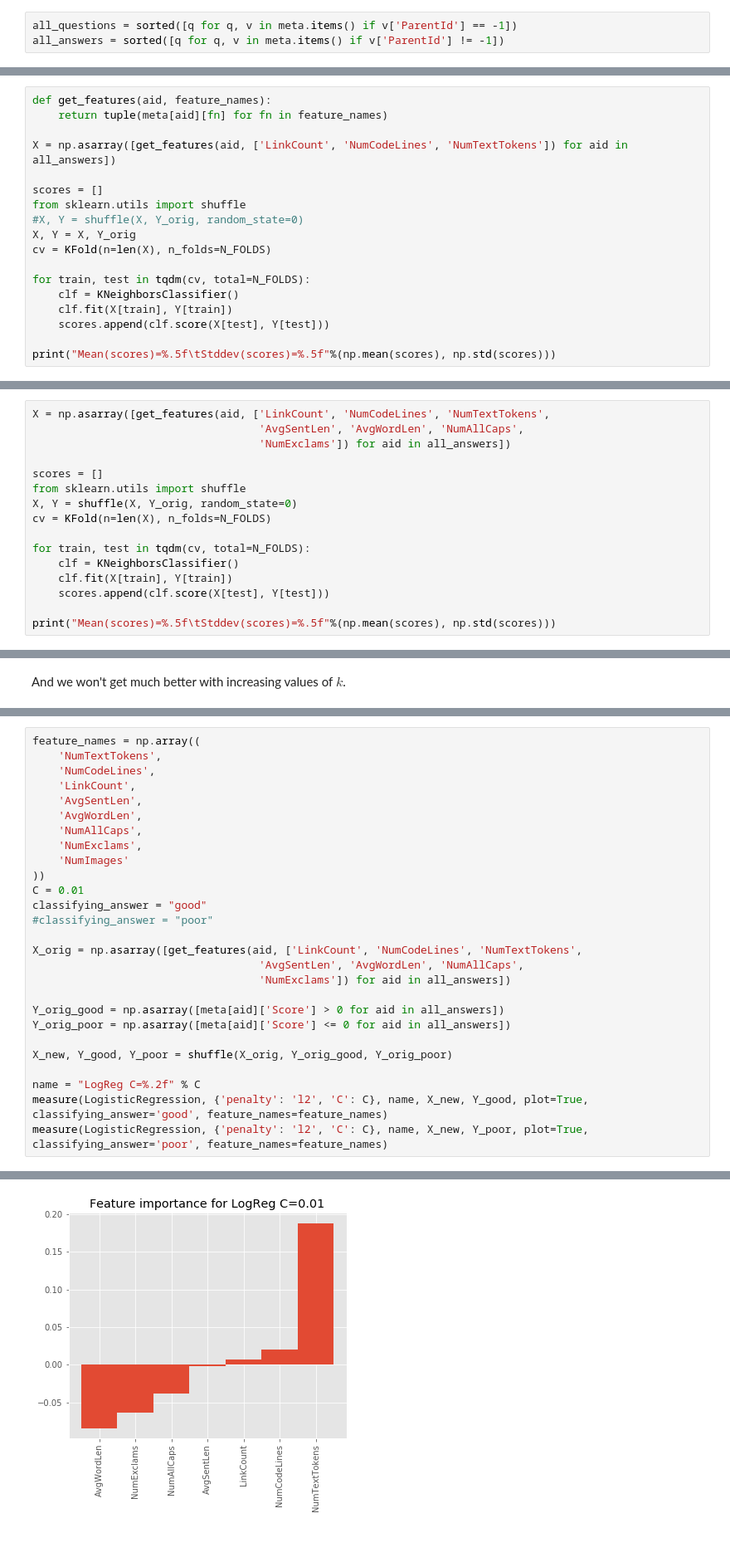
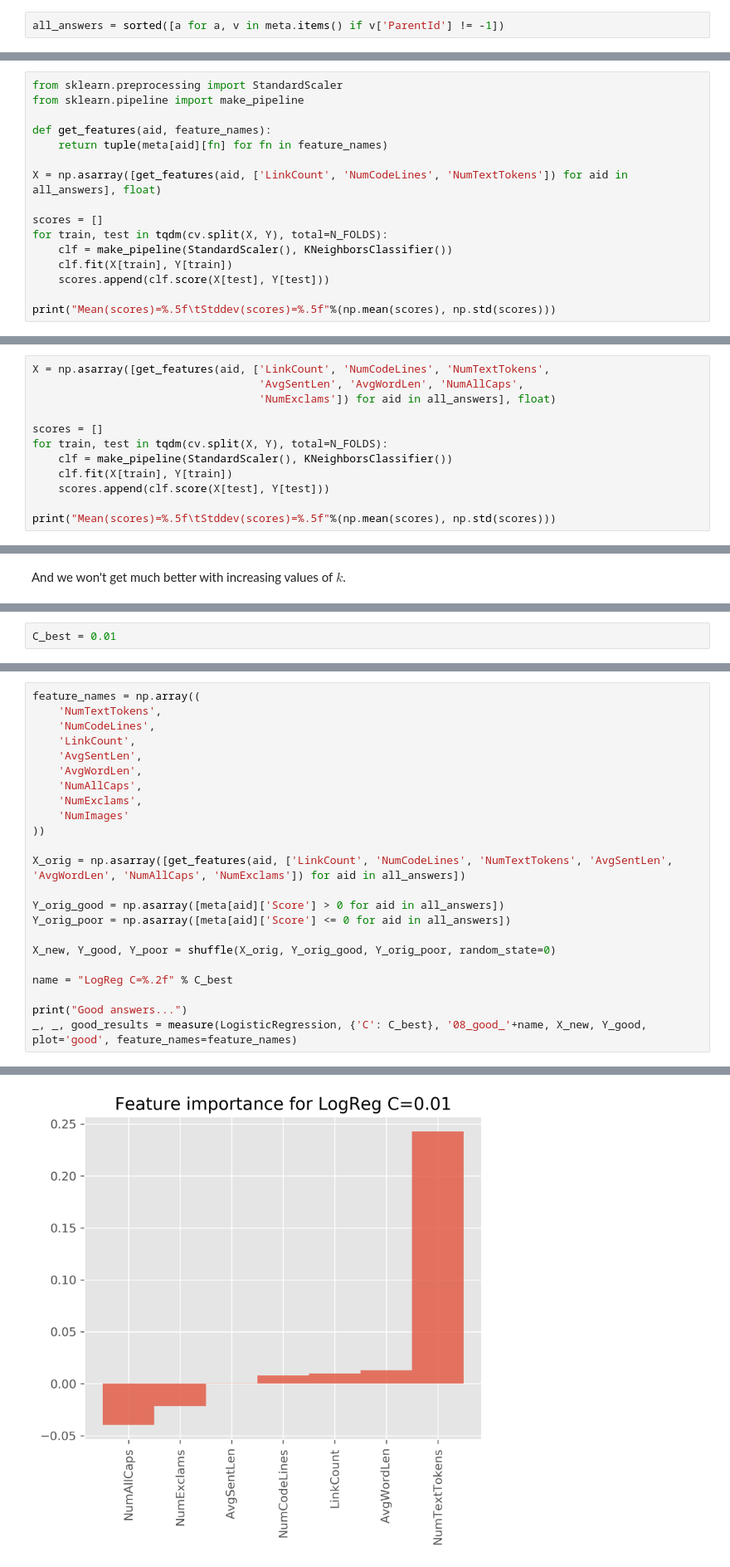
Before and after one commit to luispedro/BuildingMachineLearningSystemsWithPython, a Jupyter notebook: ch04_3rd/chapter_04.ipynb, the cells around one changed output, grey strips where cells are left out. Shown at 83% size. Cells and saved outputs as stored; diff of their text form; blank space fills up the shorter version.

```diff
--- a/ch04_3rd/chapter_04.ipynb
+++ b/ch04_3rd/chapter_04.ipynb
@@ -564,5 +414,4 @@ meta, id_to_idx, idx_to_id = load_meta(fn_chosen_meta)
 # %% [markdown]
 # Loading the features and labeling them
 # %%
-all_questions = sorted([q for q, v in meta.items() if v['ParentId'] == -1])
-all_answers = sorted([q for q, v in meta.items() if v['ParentId'] != -1])
+all_answers = sorted([a for a, v in meta.items() if v['ParentId'] != -1])
@@ -708,17 +517,15 @@ plot_feat_hist([(np.asarray([[meta[aid]['NumCodeLines']] for aid in all_answers]
 # %%
+from sklearn.preprocessing import StandardScaler
+from sklearn.pipeline import make_pipeline
+
 def get_features(aid, feature_names):
     return tuple(meta[aid][fn] for fn in feature_names)
 
-X = np.asarray([get_features(aid, ['LinkCount', 'NumCodeLines', 'NumTextTokens']) for aid in all_answers])
+X = np.asarray([get_features(aid, ['LinkCount', 'NumCodeLines', 'NumTextTokens']) for aid in all_answers], float)
 
 scores = []
-from sklearn.utils import shuffle
-#X, Y = shuffle(X, Y_orig, random_state=0)
-X, Y = X, Y_orig
-cv = KFold(n=len(X), n_folds=N_FOLDS)
-
-for train, test in tqdm(cv, total=N_FOLDS):
-    clf = KNeighborsClassifier()
+for train, test in tqdm(cv.split(X, Y), total=N_FOLDS):
+    clf = make_pipeline(StandardScaler(), KNeighborsClassifier())
     clf.fit(X[train], Y[train])
     scores.append(clf.score(X[test], Y[test]))
 
@@ -775,15 +571,11 @@ plt.tight_layout()
 # %%
 X = np.asarray([get_features(aid, ['LinkCount', 'NumCodeLines', 'NumTextTokens',
                                    'AvgSentLen', 'AvgWordLen', 'NumAllCaps',
-                                   'NumExclams']) for aid in all_answers])
+                                   'NumExclams']) for aid in all_answers], float)
 
 scores = []
-from sklearn.utils import shuffle
-X, Y = shuffle(X, Y_orig, random_state=0)
-cv = KFold(n=len(X), n_folds=N_FOLDS)
-
-for train, test in tqdm(cv, total=N_FOLDS):
-    clf = KNeighborsClassifier()
+for train, test in tqdm(cv.split(X, Y), total=N_FOLDS):
+    clf = make_pipeline(StandardScaler(), KNeighborsClassifier())
     clf.fit(X[train], Y[train])
     scores.append(clf.score(X[test], Y[test]))
 
@@ -1096,0 +893,2 @@ C       mean(scores)    stddev(scores)
+# %%
+C_best = 0.01
@@ -1105,20 +910,16 @@ feature_names = np.array((
     'NumExclams',
     'NumImages'
 ))
-C = 0.01
-classifying_answer = "good"
-#classifying_answer = "poor"
 
-X_orig = np.asarray([get_features(aid, ['LinkCount', 'NumCodeLines', 'NumTextTokens',
-                                   'AvgSentLen', 'AvgWordLen', 'NumAllCaps',
-                                   'NumExclams']) for aid in all_answers])
+X_orig = np.asarray([get_features(aid, ['LinkCount', 'NumCodeLines', 'NumTextTokens', 'AvgSentLen', 'AvgWordLen', 'NumAllCaps', 'NumExclams']) for aid in all_answers])
 
 Y_orig_good = np.asarray([meta[aid]['Score'] > 0 for aid in all_answers])
 Y_orig_poor = np.asarray([meta[aid]['Score'] <= 0 for aid in all_answers])
 
-X_new, Y_good, Y_poor = shuffle(X_orig, Y_orig_good, Y_orig_poor)
+X_new, Y_good, Y_poor = shuffle(X_orig, Y_orig_good, Y_orig_poor, random_state=0)
 
-name = "LogReg C=%.2f" % C
-measure(LogisticRegression, {'penalty': 'l2', 'C': C}, name, X_new, Y_good, plot=True, classifying_answer='good', feature_names=feature_names)
-measure(LogisticRegression, {'penalty': 'l2', 'C': C}, name, X_new, Y_poor, plot=True, classifying_answer='poor', feature_names=feature_names)
+name = "LogReg C=%.2f" % C_best
+
+print("Good answers...")
+_, _, good_results = measure(LogisticRegression, {'C': C_best}, '08_good_'+name, X_new, Y_good, plot='good', feature_names=feature_names)
 # %% [output]
@@ -1135 +928 @@ measure(LogisticRegression, {'penalty': 'l2', 'C': C}, name, X_new, Y_poor, plot
-[figure, old version]
+[figure, new version]
```
Also changed, not shown: parts of 66 cells of this notebook, 17 other files.
